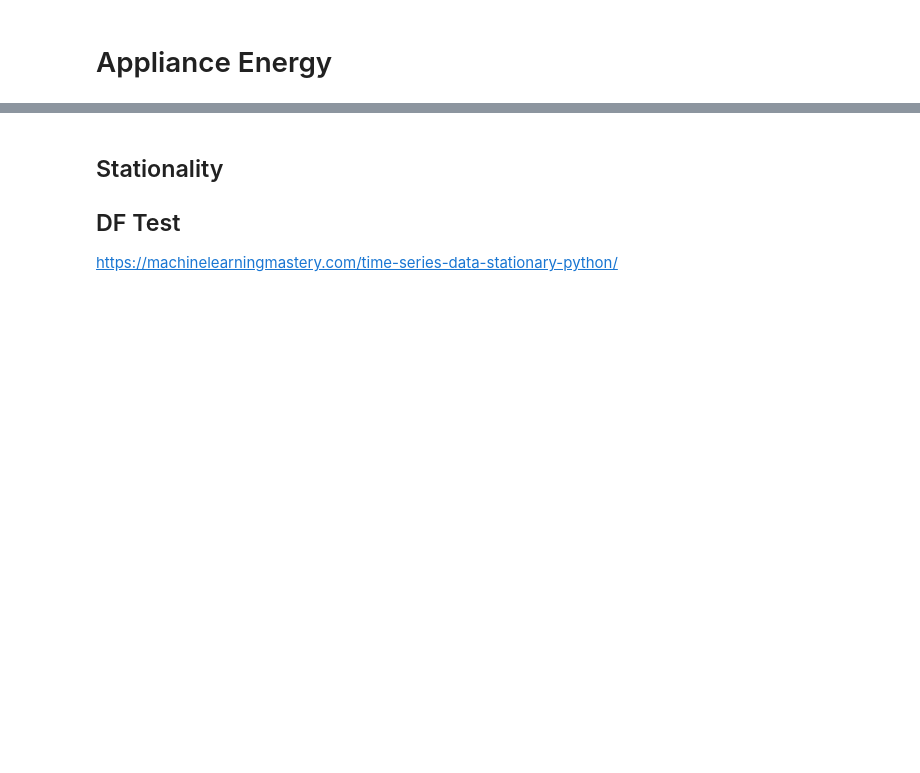
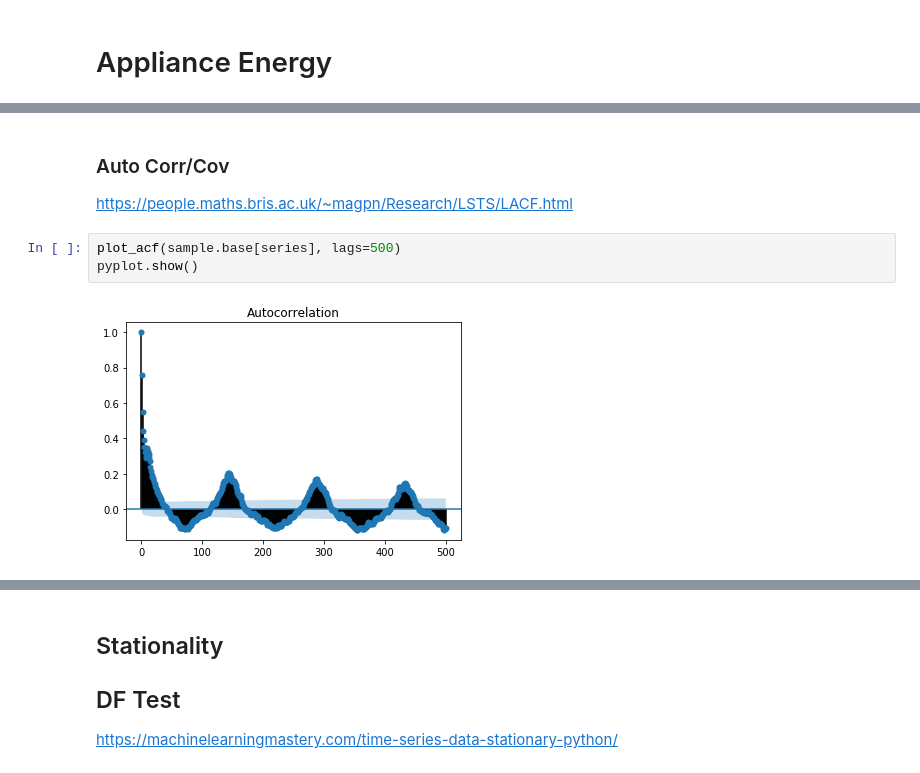
Before and after one commit to npendicott/energy-exploration, a Jupyter notebook: 2_using_lib.ipynb, the cells around one changed output, grey strips where cells are left out. Cells and saved outputs as stored; diff of their text form; blank space fills up the shorter version.

```diff
--- a/2_using_lib.ipynb
+++ b/2_using_lib.ipynb
@@ -116,0 +218,8 @@ Two sided structure:
+# %% [markdown]
+### Auto Corr/Cov
+https://people.maths.bris.ac.uk/~magpn/Research/LSTS/LACF.html
+# %%
+plot_acf(sample.base[series], lags=500)
+pyplot.show()
+# %% [output]
+[figure, added]
```
Also changed, not shown: parts of 64 cells of this notebook, 1 other file.
